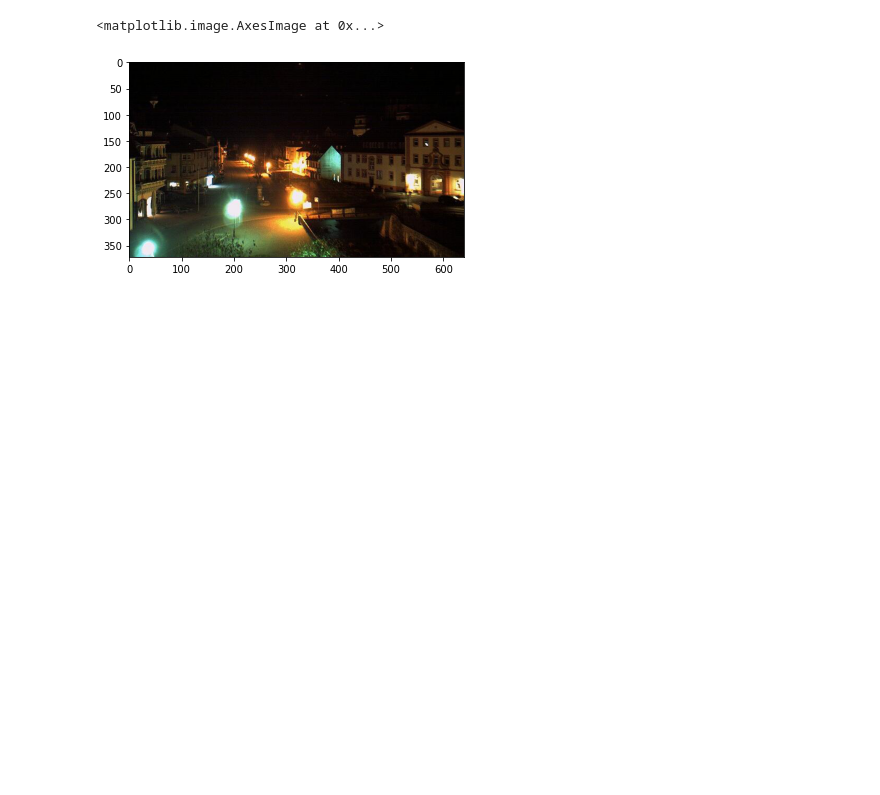
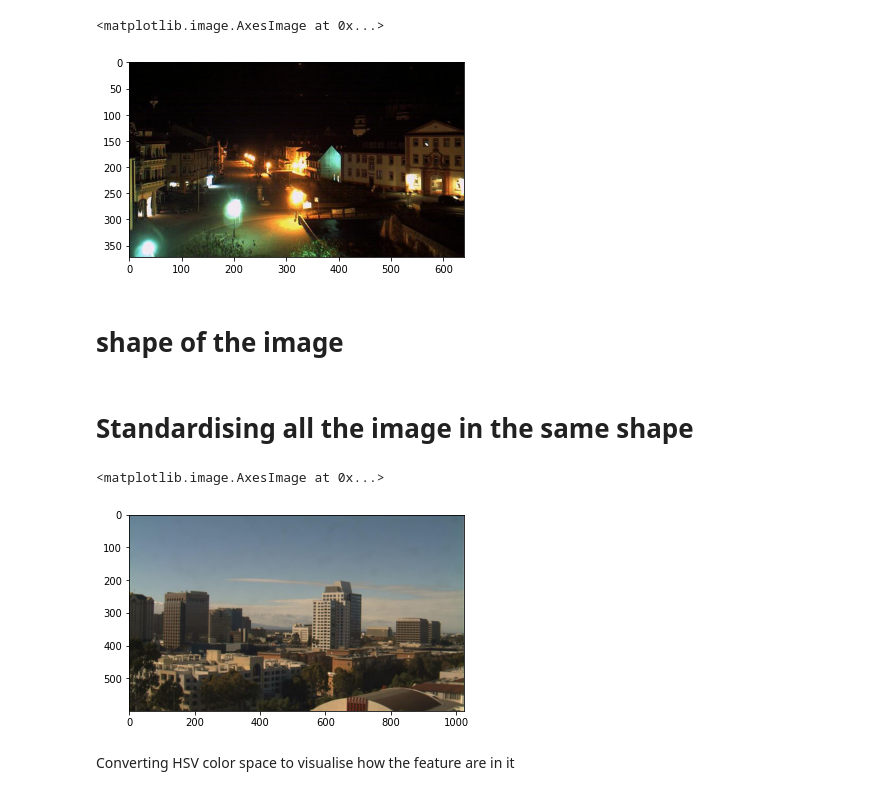
Before and after one commit to prakashr7d/computer_vision, a Jupyter notebook: Day_night_classification.ipynb, the cells around one changed output. Cells and saved outputs as stored; diff of their text form; code cells hidden in the pictures; blank space fills up the shorter version.

```diff
--- a/Day_night_classification.ipynb
+++ b/Day_night_classification.ipynb
@@ -11,21 +15,24 @@ import os
 training_image_path = '/content/drive/MyDrive/image for computer vision/day_night_images/training'
 testing_image_path = '/content/drive/MyDrive/image for computer vision/day_night_images/test'
 
+class_id = [0,1]
 CLASSES = ['day','night']
 
 def load_dataset(path):
   all_images = []
+  i = -1
   for Class in CLASSES:
-
+    i +=1
     for file in glob.glob(os.path.join(path,Class,'*')):
 
       img = mpimg.imread(file)
 
       if not img is None:
-        all_images.append((img,Class))
+        all_images.append((img,class_id[i]))
   return all_images
 
 training_images = load_dataset(training_image_path)
+testing_images = load_dataset(testing_image_path)
 # %%
 len(training_images)
 dimension = training_images[0][0].shape
@@ -42,3 +49,26 @@ plt.imshow(training_images[121][0])
 # %% [output]
 <matplotlib.image.AxesImage at 0x...>
 [figure]
+# %% [markdown]
+# shape of the image
+# %%
+X_COR = 600
+Y_COR = 1100
+# %% [markdown]
+# Standardising all the image in the same shape
+# %%
+def standardize_input(images):
+  standard_im = []
+  for image in images:
+    standard_im.append((image[0][:X_COR,:Y_COR],image[1]))
+
+  return standard_im
+# %%
+sd_img = standardize_input(training_images)
+# %%
+plt.imshow(sd_img[6][0])
+# %% [output]
+<matplotlib.image.AxesImage at 0x...>
+[figure, added]
+# %% [markdown]
+Converting HSV color space to visualise how the feature are in it
```
Also changed, not shown: parts of 16 cells of this notebook.
